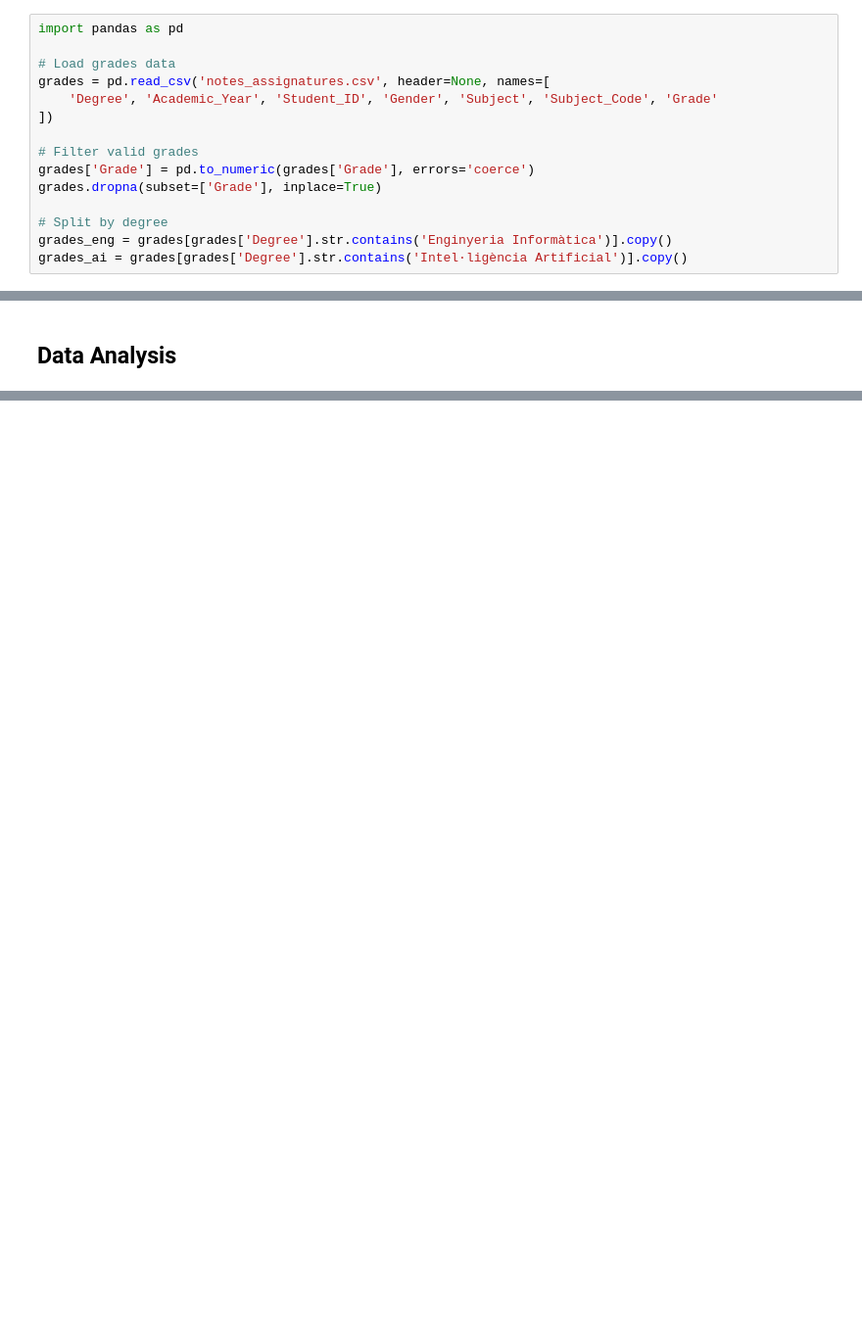
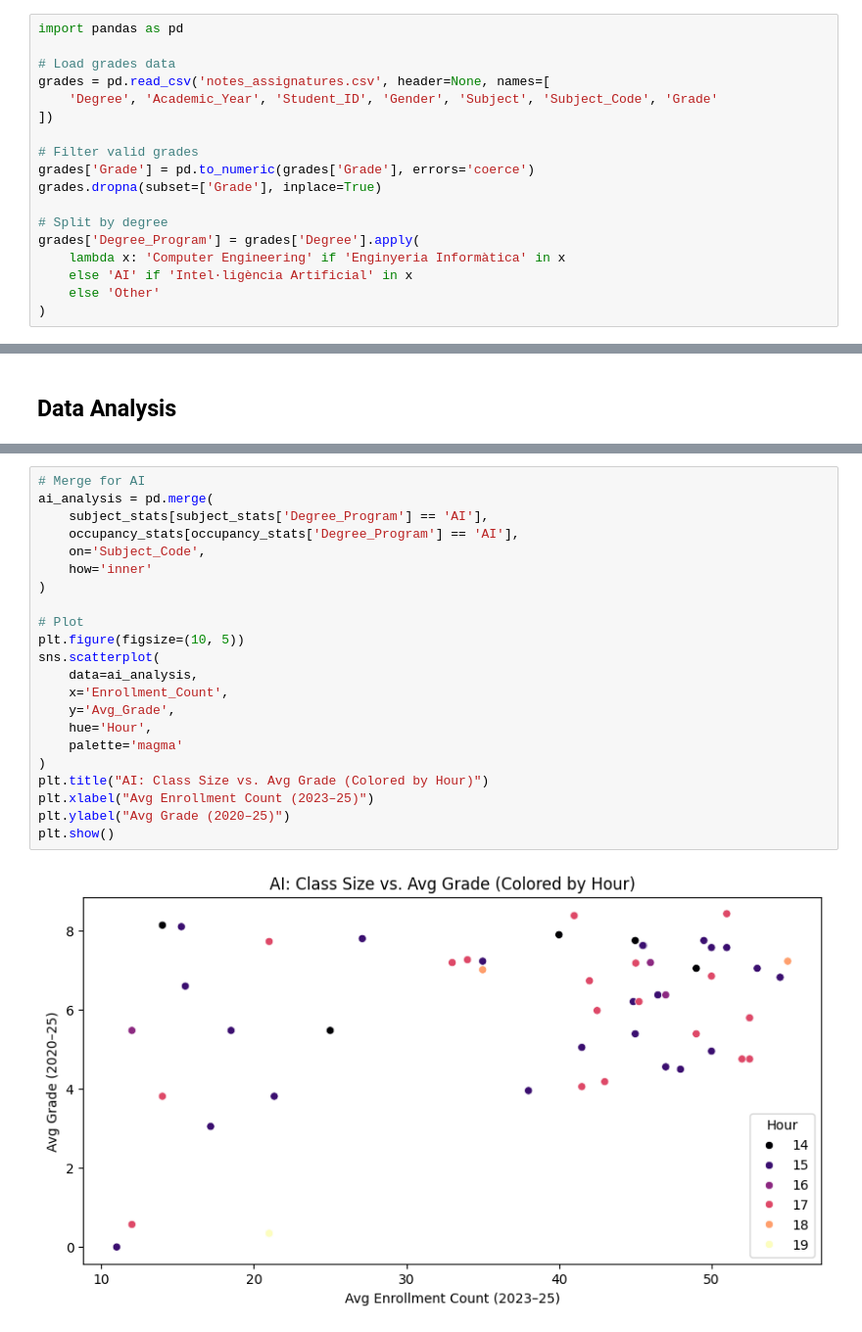
Before and after one commit to Gusgus127/SmartScheduling, a Jupyter notebook: grades+occupancy.ipynb, the cells around one changed output, grey strips where cells are left out. Shown at 98% size. Saved outputs shown, nothing was run; the diff lists cells and outputs as text; blank space fills up the shorter version.

```diff
--- a/grades+occupancy.ipynb
+++ b/grades+occupancy.ipynb
@@ -14,8 +14,11 @@ grades['Grade'] = pd.to_numeric(grades['Grade'], errors='coerce')
 grades.dropna(subset=['Grade'], inplace=True)
 
 # Split by degree
-grades_eng = grades[grades['Degree'].str.contains('Enginyeria Informàtica')].copy()
-grades_ai = grades[grades['Degree'].str.contains('Intel·ligència Artificial')].copy()
+grades['Degree_Program'] = grades['Degree'].apply(
+    lambda x: 'Computer Engineering' if 'Enginyeria Informàtica' in x
+    else 'AI' if 'Intel·ligència Artificial' in x
+    else 'Other'
+)
 # %% [markdown]
 Split occupancy data per degrees
 # %%
@@ -131,0 +130,24 @@ Matplotlib is building the font cache; this may take a moment.
+# %%
+# Merge for AI
+ai_analysis = pd.merge(
+    subject_stats[subject_stats['Degree_Program'] == 'AI'],
+    occupancy_stats[occupancy_stats['Degree_Program'] == 'AI'],
+    on='Subject_Code',
+    how='inner'
+)
+
+# Plot
+plt.figure(figsize=(10, 5))
+sns.scatterplot(
+    data=ai_analysis,
+    x='Enrollment_Count',
+    y='Avg_Grade',
+    hue='Hour',
+    palette='magma'
+)
+plt.title("AI: Class Size vs. Avg Grade (Colored by Hour)")
+plt.xlabel("Avg Enrollment Count (2023–25)")
+plt.ylabel("Avg Grade (2020–25)")
+plt.show()
+# %% [output]
+[figure, added]
```
Also changed, not shown: parts of 12 cells of this notebook, 3 other files.
